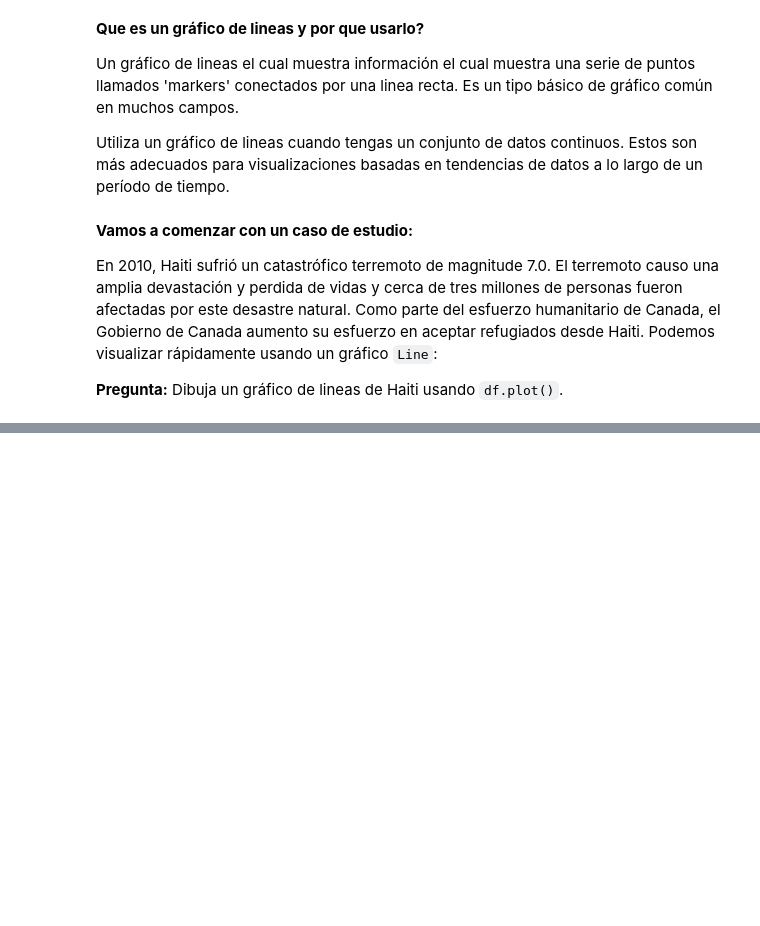
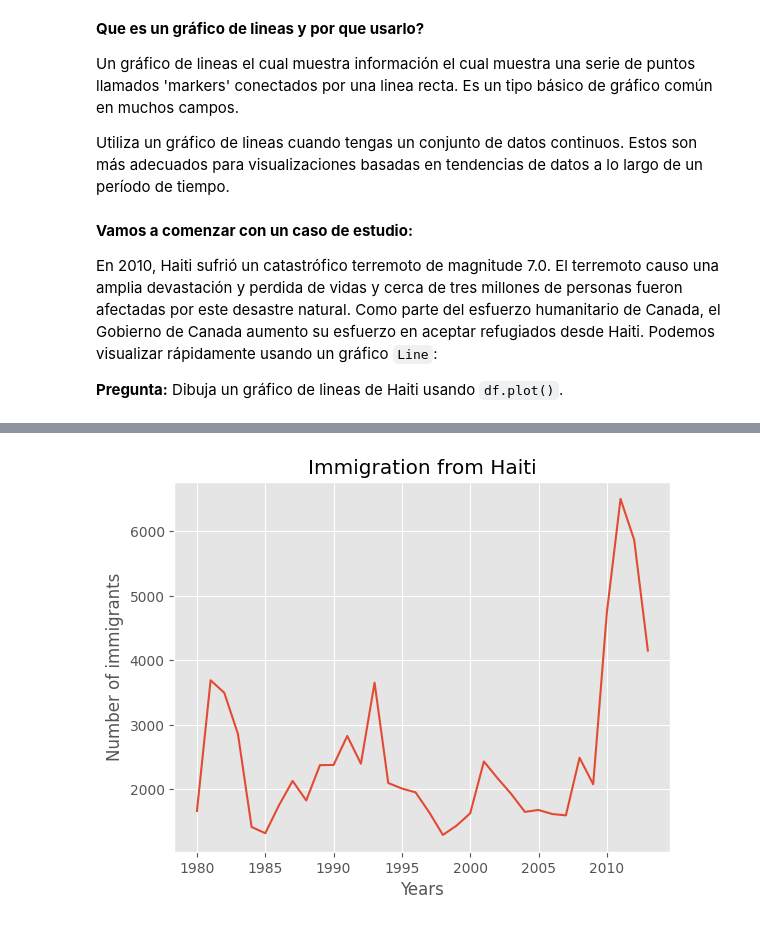
Before and after one commit to reivincitot/Curso-ibm, a Jupyter notebook: Data visualization with python/data_visualization_lab1.ipynb, the cells around one changed output, grey strips where cells are left out. Drawn from its saved outputs; the diff is of its cells as text; code cells hidden in the pictures; blank space fills up the shorter version.

```diff
--- a/Data visualization with python/data_visualization_lab1.ipynb
+++ b/Data visualization with python/data_visualization_lab1.ipynb
@@ -644,0 +668,11 @@ En 2010, Haiti sufrió un catastrófico terremoto de magnitude 7.0. El terremoto
+# %%
+haiti.index = haiti.index.map(int) # vamos a cambiar los valores de haiti por integer para poder gráficar.
+haiti.plot(kind="line")
+
+plt.title("Immigration from Haiti")
+plt.ylabel("Number of immigrants")
+plt.xlabel("Years")
+
+plt.show() # se necesita esta linea para poder mostrar las actualizaciones a la figura
+# %% [output]
+[figure, added]
```
Also changed, not shown: parts of 23 cells of this notebook.
